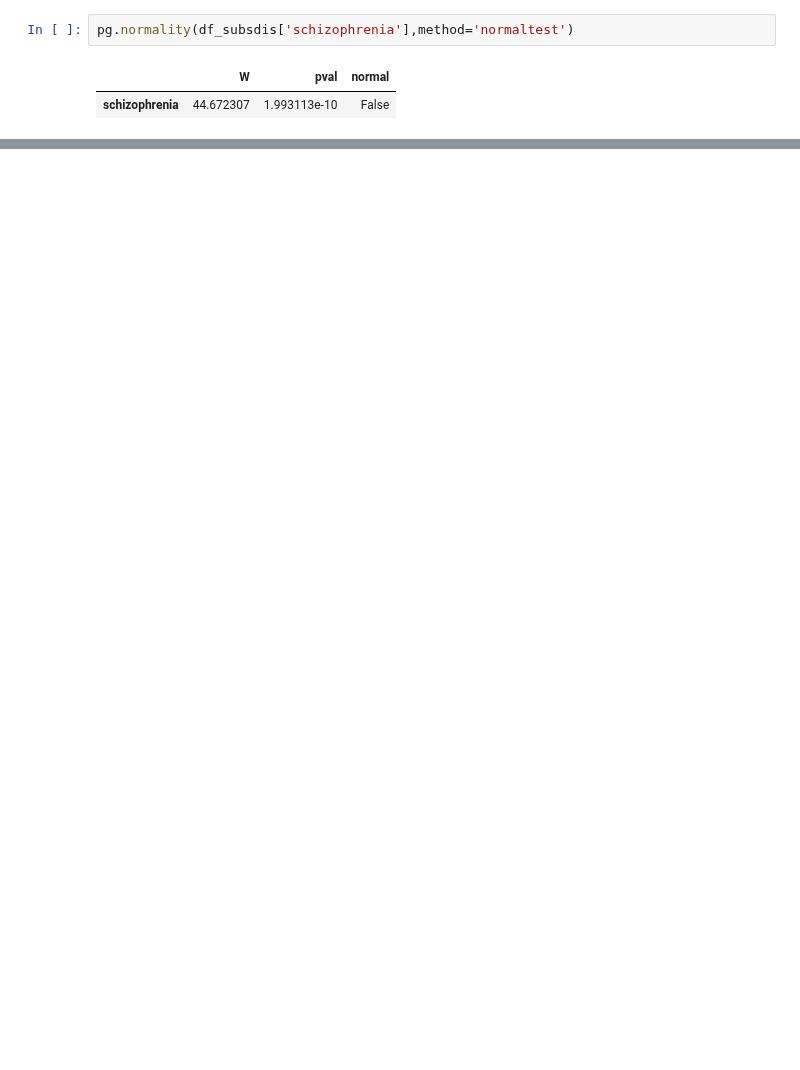
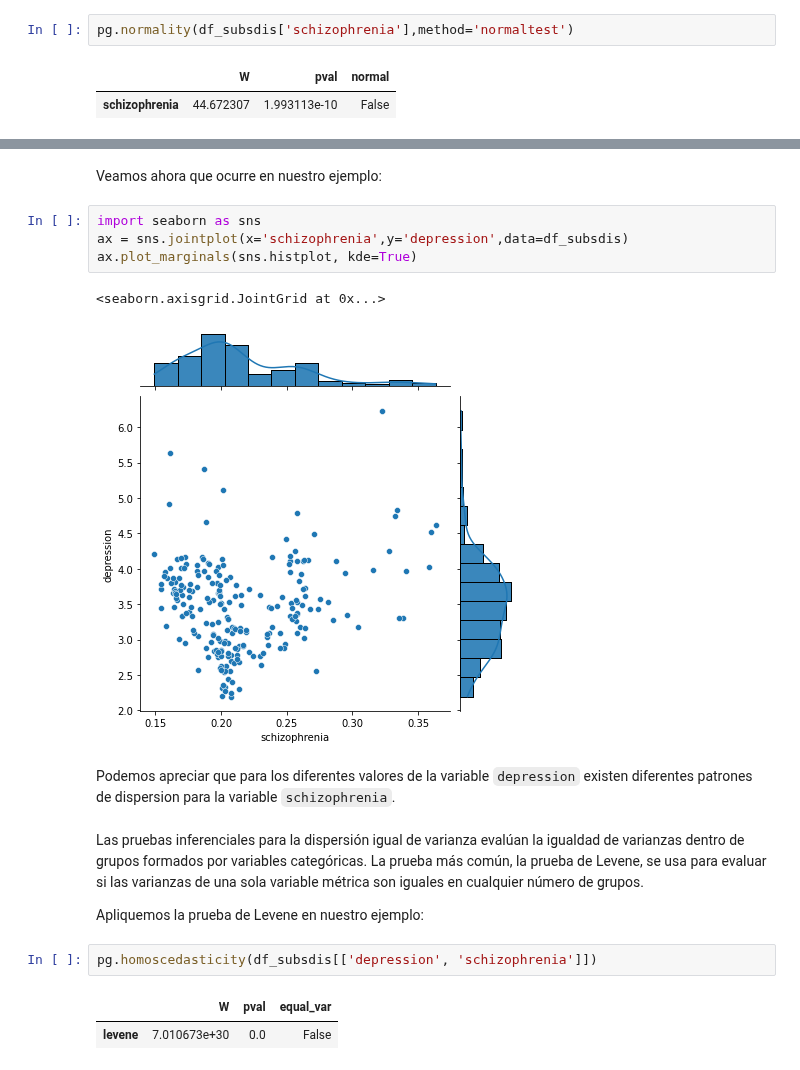
Before and after one commit to renatoparedes/EstadisticaYPsicologiaMatematica, a Jupyter notebook: AnalisisDeDatosMultivariantes/VerificacionDeSupuestos.ipynb, the cells around one changed output, grey strips where cells are left out. Cells and saved outputs as stored; diff of their text form; blank space fills up the shorter version.

```diff
--- a/AnalisisDeDatosMultivariantes/VerificacionDeSupuestos.ipynb
+++ b/AnalisisDeDatosMultivariantes/VerificacionDeSupuestos.ipynb
@@ -98,0 +142,20 @@ https://scikit-learn.org/stable/modules/generated/sklearn.preprocessing.RobustSc
+# %% [markdown]
+Veamos ahora que ocurre en nuestro ejemplo:
+# %%
+import seaborn as sns
+ax = sns.jointplot(x='schizophrenia',y='depression',data=df_subsdis)
+ax.plot_marginals(sns.histplot, kde=True)
+# %% [output]
+<seaborn.axisgrid.JointGrid at 0x...>
+[figure, added]
+# %% [markdown]
+Podemos apreciar que para los diferentes valores de la variable `depression` existen diferentes patrones de dispersion para la variable `schizophrenia`.
+# %% [markdown]
+Las pruebas inferenciales para la dispersión igual de varianza evalúan la igualdad de varianzas dentro de grupos formados por variables categóricas. La prueba más común, la prueba de Levene, se usa para evaluar si las varianzas de una sola variable métrica son iguales en cualquier número de grupos.
+
+Apliquemos la prueba de Levene en nuestro ejemplo:
+# %%
+pg.homoscedasticity(df_subsdis[['depression', 'schizophrenia']])
+# %% [output]
+|  | W | pval | equal_var |
+| levene | 7.010673e+30 | 0.0 | False |
```
Also changed, not shown: parts of 30 cells of this notebook, 4 other files.
